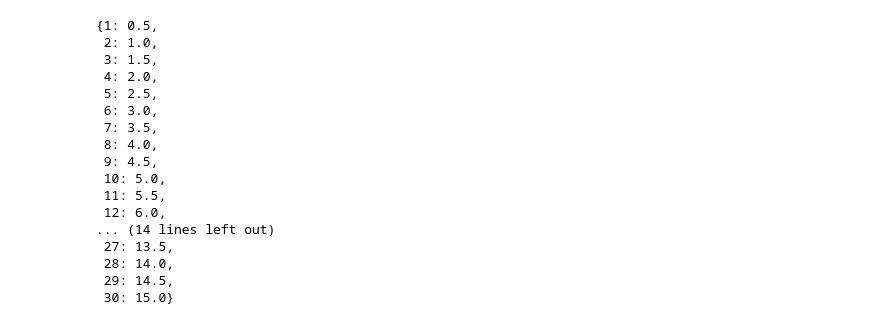
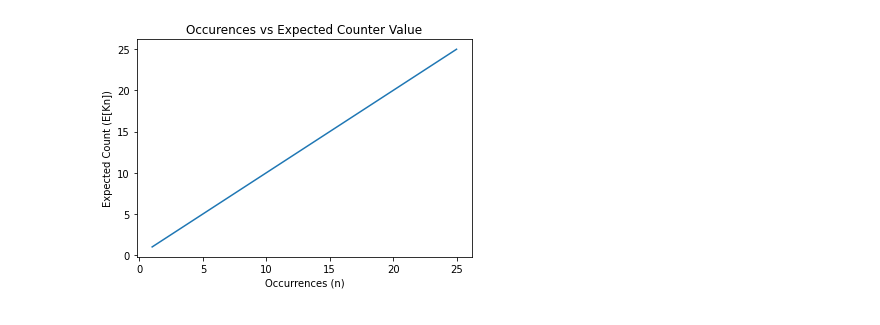
Before and after one commit to prablordeppey/Advanced-Algorithm, a Jupyter notebook: probability_counter/notebook/ApproximateCounting.ipynb, the cells around one changed output. Cells and saved outputs as stored; diff of their text form; code cells hidden in the pictures.

```diff
--- a/probability_counter/notebook/ApproximateCounting.ipynb
+++ b/probability_counter/notebook/ApproximateCounting.ipynb
@@ -473,20 +448,4 @@ EC.FixedProb(total_no_events=30)
 # %%
-EC.expected_counts
+EC.ExactExpectedCount()
 # %% [output]
-{1: 0.5,
- 2: 1.0,
- 3: 1.5,
- 4: 2.0,
- 5: 2.5,
- 6: 3.0,
- 7: 3.5,
- 8: 4.0,
- 9: 4.5,
- 10: 5.0,
- 11: 5.5,
- 12: 6.0,
-... (14 lines left out)
- 27: 13.5,
- 28: 14.0,
- 29: 14.5,
- 30: 15.0}
+[figure, added]
```
Also changed, not shown: parts of 12 cells of this notebook, 19 other files.
